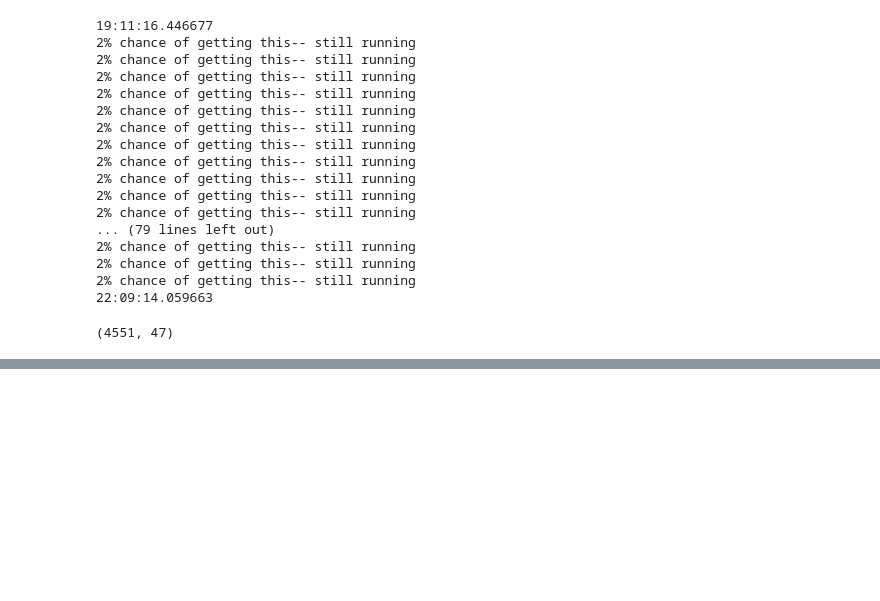
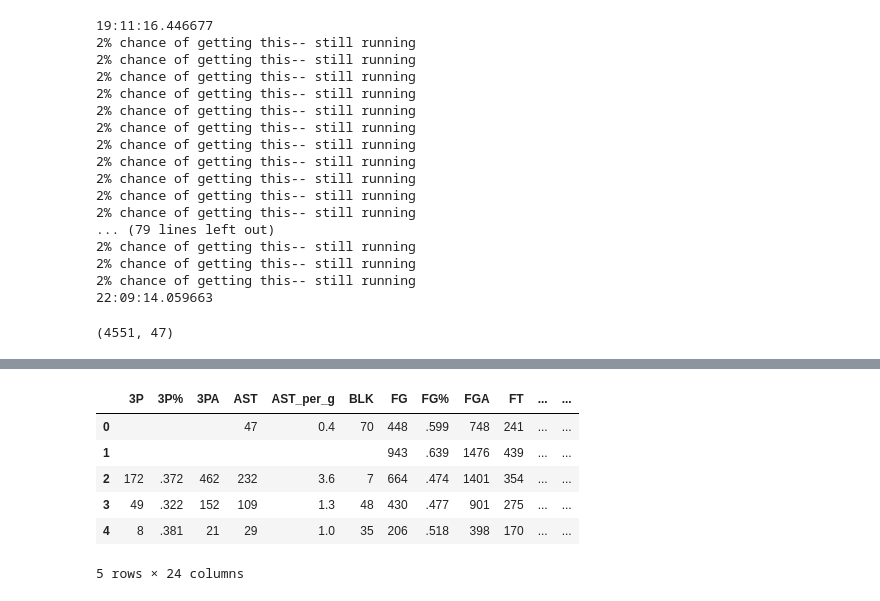
Before and after one commit to carter-j-h/Data_Science, a Jupyter notebook: Practice-Content/capstone/BasketballReferenceData.ipynb, the cells around one changed output, grey strips where cells are left out. Drawn from its saved outputs; the diff is of its cells as text; code cells hidden in the pictures; blank space fills up the shorter version.

Commit message:
college

```diff
--- a/Practice-Content/capstone/BasketballReferenceData.ipynb
+++ b/Practice-Content/capstone/BasketballReferenceData.ipynb
@@ -388,0 +504,10 @@ result.to_csv(path_or_buf= 'players_combined.csv')
+# %%
+for index, row in enumerate(college_stats):
+
+    for key, value in row.items():
+        if len(value) < 1:
+            college_stats[index][key] = ""
+        elif type(value) == list:
+            college_stats[index][key] = value[0]
+        else:
+            college_stats[index][key] = value
@@ -388,0 +534,12 @@ result.to_csv(path_or_buf= 'players_combined.csv')
+# %%
+col = pd.DataFrame(college_stats)
+# %%
+col.head()
+# %% [output]
+|  | 3P | 3P% | 3PA | AST | AST_per_g | BLK | FG | FG% | FGA | FT | ... | ... |
+| 0 |  |  |  | 47 | 0.4 | 70 | 448 | .599 | 748 | 241 | ... | ... |
+| 1 |  |  |  |  |  |  | 943 | .639 | 1476 | 439 | ... | ... |
+| 2 | 172 | .372 | 462 | 232 | 3.6 | 7 | 664 | .474 | 1401 | 354 | ... | ... |
+| 3 | 49 | .322 | 152 | 109 | 1.3 | 48 | 430 | .477 | 901 | 275 | ... | ... |
+| 4 | 8 | .381 | 21 | 29 | 1.0 | 35 | 206 | .518 | 398 | 170 | ... | ... |
+5 rows × 24 columns
```
Also changed, not shown: parts of 7 cells of this notebook, 1 other file.
